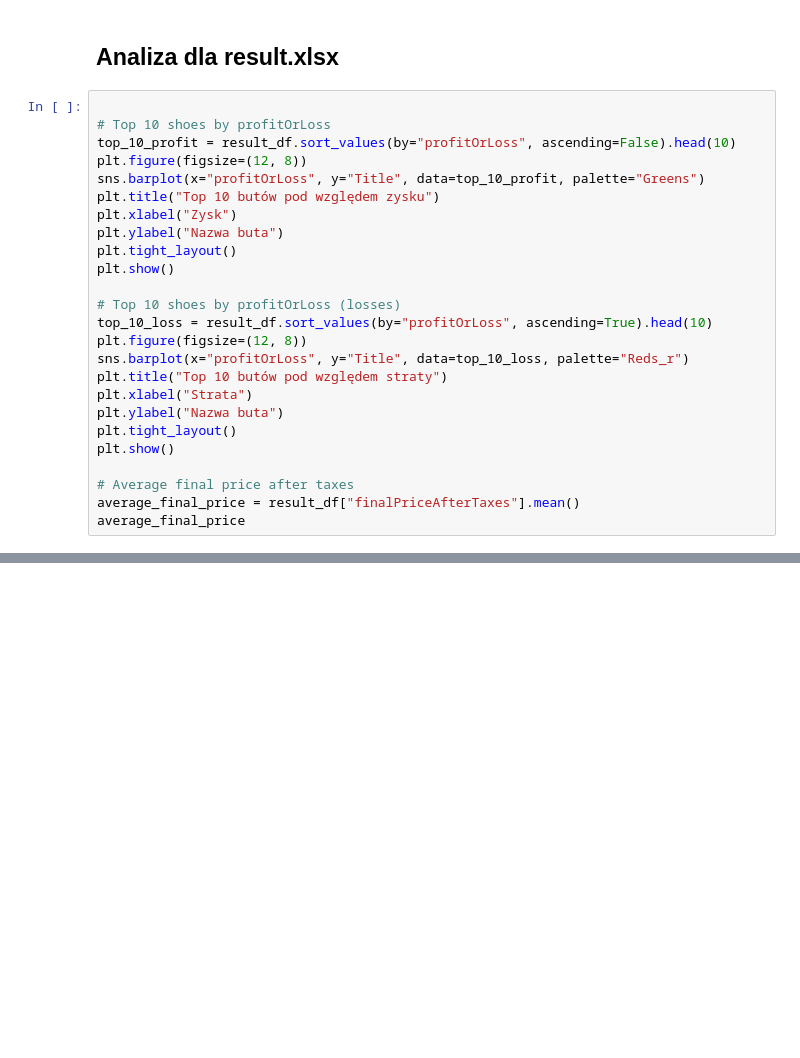
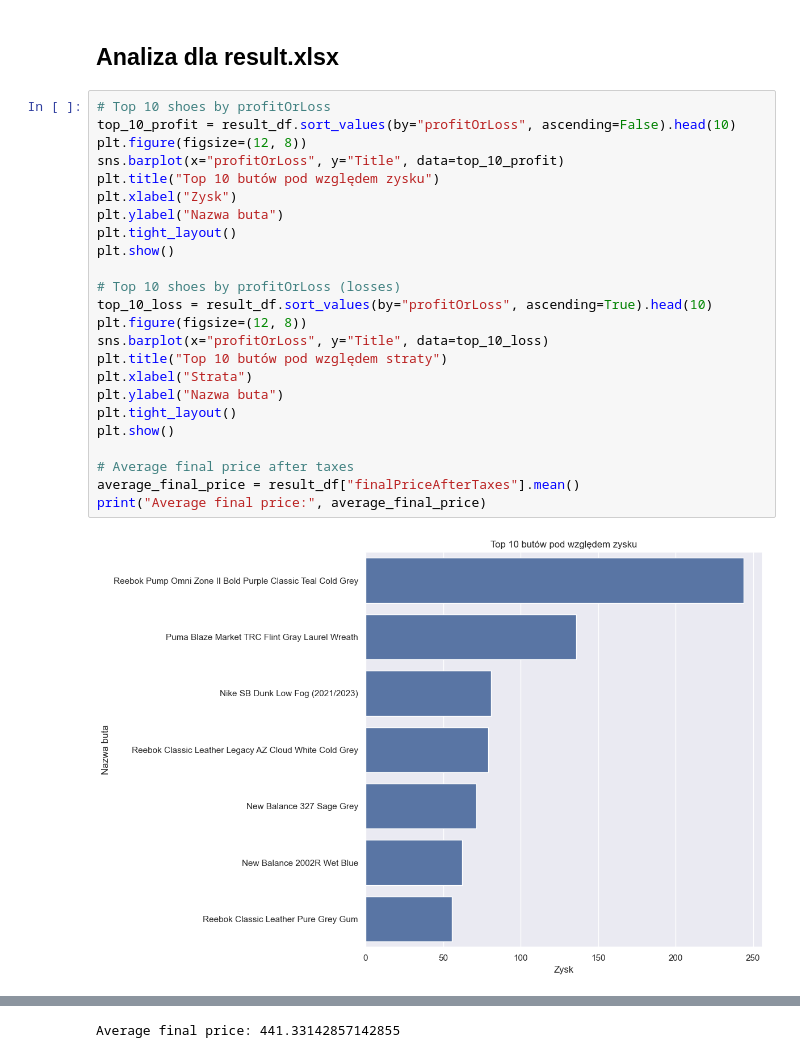
Before and after one commit to michalrudypl/ShoeX, a Jupyter notebook: analysis_notebook.ipynb, the cells around one changed output, grey strips where cells are left out. Drawn from its saved outputs; the diff is of its cells as text; blank space fills up the shorter version.

```diff
--- a/analysis_notebook.ipynb
+++ b/analysis_notebook.ipynb
@@ -49,27 +52,28 @@ average_price
 # %% [markdown]
 ## Analiza dla result.xlsx
 # %%
-
 # Top 10 shoes by profitOrLoss
 top_10_profit = result_df.sort_values(by="profitOrLoss", ascending=False).head(10)
 plt.figure(figsize=(12, 8))
-sns.barplot(x="profitOrLoss", y="Title", data=top_10_profit, palette="Greens")
+sns.barplot(x="profitOrLoss", y="Title", data=top_10_profit)
 plt.title("Top 10 butów pod względem zysku")
 plt.xlabel("Zysk")
 plt.ylabel("Nazwa buta")
 plt.tight_layout()
 plt.show()
 
 # Top 10 shoes by profitOrLoss (losses)
 top_10_loss = result_df.sort_values(by="profitOrLoss", ascending=True).head(10)
 plt.figure(figsize=(12, 8))
-sns.barplot(x="profitOrLoss", y="Title", data=top_10_loss, palette="Reds_r")
+sns.barplot(x="profitOrLoss", y="Title", data=top_10_loss)
 plt.title("Top 10 butów pod względem straty")
 plt.xlabel("Strata")
 plt.ylabel("Nazwa buta")
 plt.tight_layout()
 plt.show()
 
 # Average final price after taxes
 average_final_price = result_df["finalPriceAfterTaxes"].mean()
-average_final_price
+print("Average final price:", average_final_price)
+# %% [output]
+[figure, added]
@@ -75,0 +81 @@ average_final_price
+Average final price: 441.33142857142855
```
Also changed, not shown: parts of 3 cells of this notebook.
